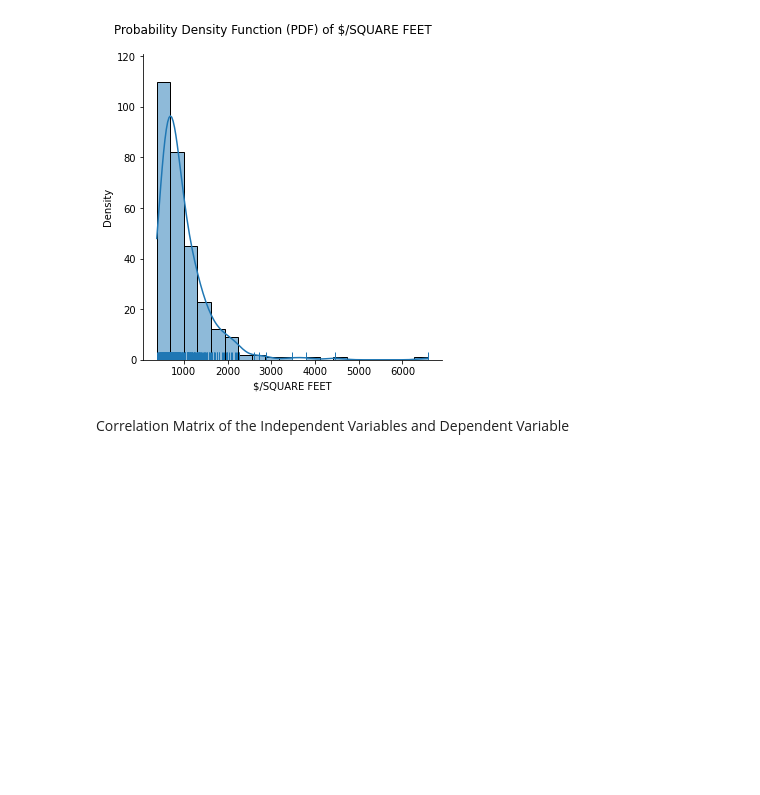
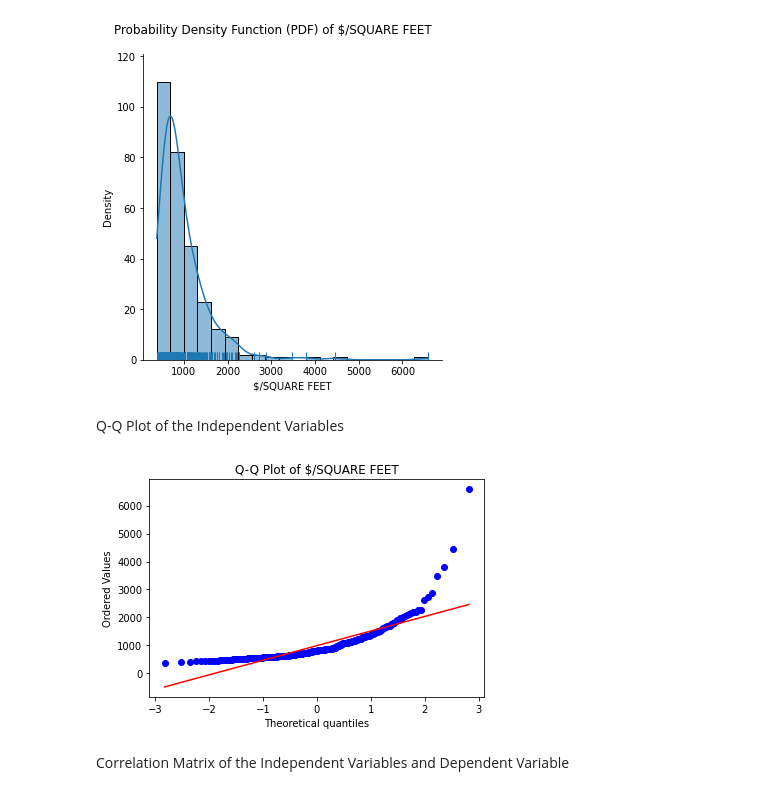
Before and after one commit to tmcgirr/Regression-Model-AAI-500-Project, a Jupyter notebook: Multiple_Linear_Model.ipynb, the cells around one changed output. Cells and saved outputs as stored; diff of their text form; code cells hidden in the pictures; blank space fills up the shorter version.

Commit message:
Update Q-Q Plot

```diff
--- a/Multiple_Linear_Model.ipynb
+++ b/Multiple_Linear_Model.ipynb
@@ -285,6 +285,16 @@ sns.displot(y, kde=True, rug=True, bins=20).set(xlabel='$/SQUARE FEET', ylabel='
 plt.show()
 # %% [output]
 [figure]
+# %% [markdown]
+Q-Q Plot of the Independent Variables
+# %%
+import scipy.stats as stats
+# Q-Q plot to show the distribution of the data
+stats.probplot(y, dist="norm", plot=plt)
+plt.title("Q-Q Plot of $/SQUARE FEET")
+plt.show()
+# %% [output]
+[figure, added]
 # %% [markdown]
 Correlation Matrix of the Independent Variables and Dependent Variable
 # %%
```
Also changed, not shown: parts of 2 cells of this notebook, 1 other file.
